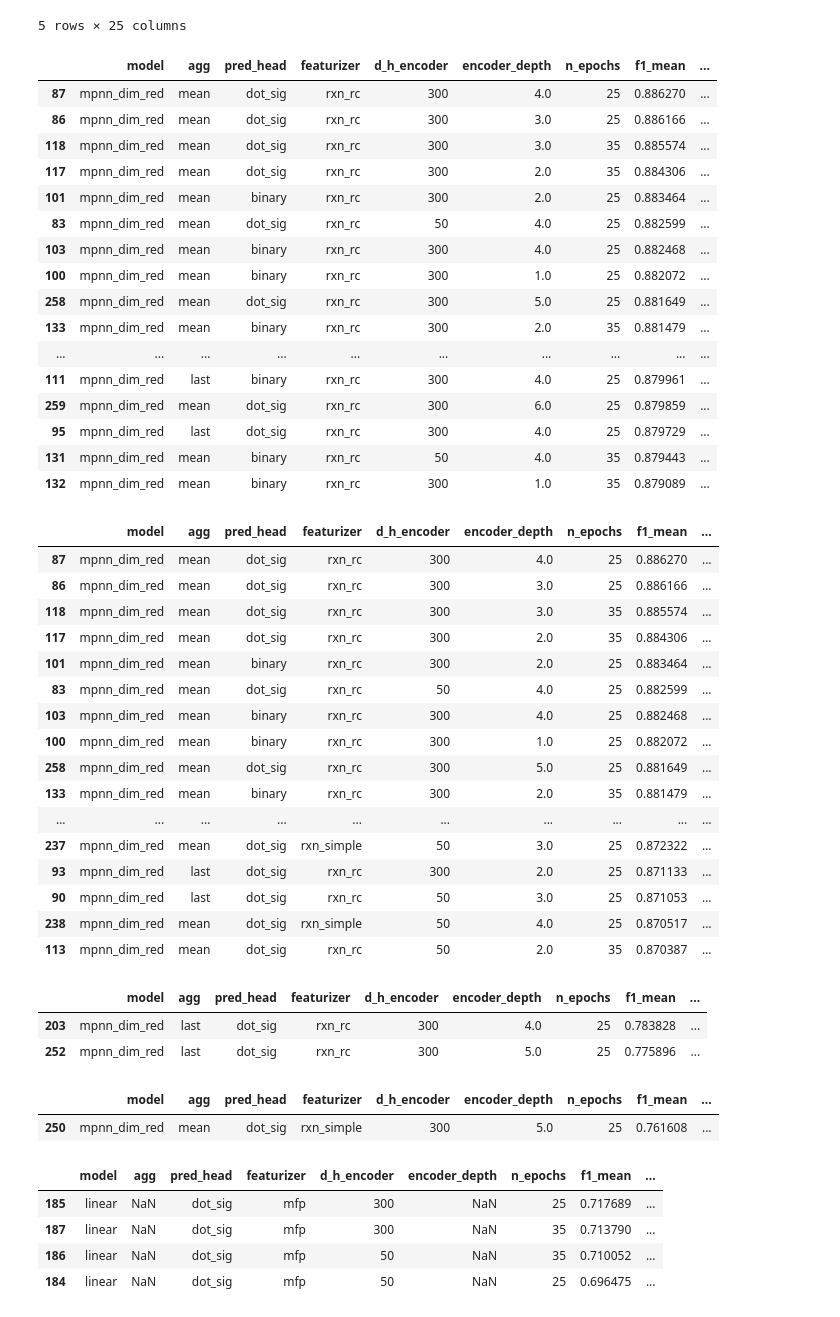
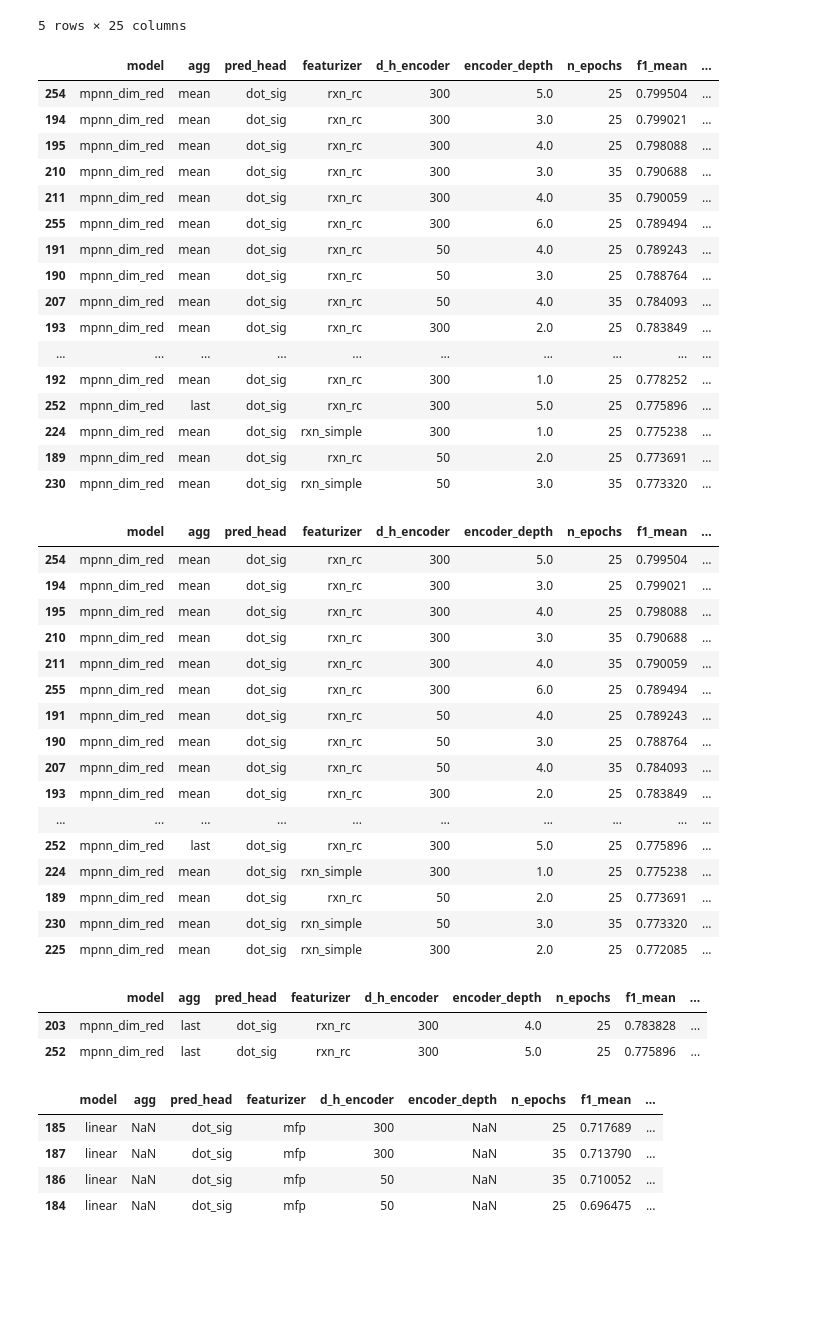
Before and after one commit to stefanpate/rcgnn, a Jupyter notebook: notebooks/rc_gnn_sprhea_figs.ipynb, the cells around one changed output. Drawn from its saved outputs; the diff is of its cells as text; code cells hidden in the pictures; blank space fills up the shorter version.

```diff
--- a/notebooks/rc_gnn_sprhea_figs.ipynb
+++ b/notebooks/rc_gnn_sprhea_figs.ipynb
@@ -25,3 +26,3 @@ exp.tail(10)
 # %%
-# exp.drop(labels=[235], inplace=True)
-# exp.tail()
+exp.drop(labels=[i for i in range(260, 264)], inplace=True)
+exp.tail()
@@ -57,74 +65,74 @@ exp.head()
 # %%
 # Filter, sort, order cols for display
 
 filter_by_toc = (exp['toc'] == 'v3_folded_pt_ns')
-filter_by_task = (exp['split_strategy'] == 'homology') & (exp['split_sim_threshold'] == 0.8)
+filter_by_task = (exp['split_strategy'] == 'rcmcs') & (exp['split_sim_threshold'] == 0.8)
 cols_to_display = [
     # 'toc',
     'model',
     'agg',
     'pred_head',
     'featurizer',
     'd_h_encoder',
     'encoder_depth',
     'n_epochs',
     'f1_mean',
     'precision_mean',
     'recall_mean',
     'accuracy_mean',
     'f1_sem',
     'precision_sem',
     'recall_sem',
     'accuracy_sem'
 ]
 sortby = ['f1_mean']
 
 display_res = exp.loc[filter_by_toc & filter_by_task, cols_to_display]
 display_res.sort_values(by=sortby, ascending=False).head(20)
 # %% [output]
 |  | model | agg | pred_head | featurizer | d_h_encoder | encoder_depth | n_epochs | f1_mean | ... |
-| 87 | mpnn_dim_red | mean | dot_sig | rxn_rc | 300 | 4.0 | 25 | 0.886270 | ... |
-| 86 | mpnn_dim_red | mean | dot_sig | rxn_rc | 300 | 3.0 | 25 | 0.886166 | ... |
-| 118 | mpnn_dim_red | mean | dot_sig | rxn_rc | 300 | 3.0 | 35 | 0.885574 | ... |
-| 117 | mpnn_dim_red | mean | dot_sig | rxn_rc | 300 | 2.0 | 35 | 0.884306 | ... |
-| 101 | mpnn_dim_red | mean | binary | rxn_rc | 300 | 2.0 | 25 | 0.883464 | ... |
-| 83 | mpnn_dim_red | mean | dot_sig | rxn_rc | 50 | 4.0 | 25 | 0.882599 | ... |
-| 103 | mpnn_dim_red | mean | binary | rxn_rc | 300 | 4.0 | 25 | 0.882468 | ... |
-| 100 | mpnn_dim_red | mean | binary | rxn_rc | 300 | 1.0 | 25 | 0.882072 | ... |
-| 258 | mpnn_dim_red | mean | dot_sig | rxn_rc | 300 | 5.0 | 25 | 0.881649 | ... |
-| 133 | mpnn_dim_red | mean | binary | rxn_rc | 300 | 2.0 | 35 | 0.881479 | ... |
+| 254 | mpnn_dim_red | mean | dot_sig | rxn_rc | 300 | 5.0 | 25 | 0.799504 | ... |
+| 194 | mpnn_dim_red | mean | dot_sig | rxn_rc | 300 | 3.0 | 25 | 0.799021 | ... |
+| 195 | mpnn_dim_red | mean | dot_sig | rxn_rc | 300 | 4.0 | 25 | 0.798088 | ... |
+| 210 | mpnn_dim_red | mean | dot_sig | rxn_rc | 300 | 3.0 | 35 | 0.790688 | ... |
+| 211 | mpnn_dim_red | mean | dot_sig | rxn_rc | 300 | 4.0 | 35 | 0.790059 | ... |
+| 255 | mpnn_dim_red | mean | dot_sig | rxn_rc | 300 | 6.0 | 25 | 0.789494 | ... |
+| 191 | mpnn_dim_red | mean | dot_sig | rxn_rc | 50 | 4.0 | 25 | 0.789243 | ... |
+| 190 | mpnn_dim_red | mean | dot_sig | rxn_rc | 50 | 3.0 | 25 | 0.788764 | ... |
+| 207 | mpnn_dim_red | mean | dot_sig | rxn_rc | 50 | 4.0 | 35 | 0.784093 | ... |
+| 193 | mpnn_dim_red | mean | dot_sig | rxn_rc | 300 | 2.0 | 25 | 0.783849 | ... |
 | ... | ... | ... | ... | ... | ... | ... | ... | ... | ... |
-| 111 | mpnn_dim_red | last | binary | rxn_rc | 300 | 4.0 | 25 | 0.879961 | ... |
-| 259 | mpnn_dim_red | mean | dot_sig | rxn_rc | 300 | 6.0 | 25 | 0.879859 | ... |
-| 95 | mpnn_dim_red | last | dot_sig | rxn_rc | 300 | 4.0 | 25 | 0.879729 | ... |
-| 131 | mpnn_dim_red | mean | binary | rxn_rc | 50 | 4.0 | 35 | 0.879443 | ... |
-| 132 | mpnn_dim_red | mean | binary | rxn_rc | 300 | 1.0 | 35 | 0.879089 | ... |
+| 192 | mpnn_dim_red | mean | dot_sig | rxn_rc | 300 | 1.0 | 25 | 0.778252 | ... |
+| 252 | mpnn_dim_red | last | dot_sig | rxn_rc | 300 | 5.0 | 25 | 0.775896 | ... |
+| 224 | mpnn_dim_red | mean | dot_sig | rxn_simple | 300 | 1.0 | 25 | 0.775238 | ... |
+| 189 | mpnn_dim_red | mean | dot_sig | rxn_rc | 50 | 2.0 | 25 | 0.773691 | ... |
+| 230 | mpnn_dim_red | mean | dot_sig | rxn_simple | 50 | 3.0 | 35 | 0.773320 | ... |
 # %%
 # Display all w/in MOE of best
 
-best = 87
+best = 254
 metric = 'f1'
 metric_mean, metric_sem = f"{metric}_mean", f"{metric}_sem"
 filter_by_performance = (display_res.loc[best, metric_mean] - display_res[metric_mean] < display_res.loc[best, metric_sem])
 display_res.loc[filter_by_performance].sort_values(by=[metric_mean], ascending=False)
 # %% [output]
 |  | model | agg | pred_head | featurizer | d_h_encoder | encoder_depth | n_epochs | f1_mean | ... |
-| 87 | mpnn_dim_red | mean | dot_sig | rxn_rc | 300 | 4.0 | 25 | 0.886270 | ... |
-| 86 | mpnn_dim_red | mean | dot_sig | rxn_rc | 300 | 3.0 | 25 | 0.886166 | ... |
-| 118 | mpnn_dim_red | mean | dot_sig | rxn_rc | 300 | 3.0 | 35 | 0.885574 | ... |
-| 117 | mpnn_dim_red | mean | dot_sig | rxn_rc | 300 | 2.0 | 35 | 0.884306 | ... |
-| 101 | mpnn_dim_red | mean | binary | rxn_rc | 300 | 2.0 | 25 | 0.883464 | ... |
-| 83 | mpnn_dim_red | mean | dot_sig | rxn_rc | 50 | 4.0 | 25 | 0.882599 | ... |
-| 103 | mpnn_dim_red | mean | binary | rxn_rc | 300 | 4.0 | 25 | 0.882468 | ... |
-| 100 | mpnn_dim_red | mean | binary | rxn_rc | 300 | 1.0 | 25 | 0.882072 | ... |
-| 258 | mpnn_dim_red | mean | dot_sig | rxn_rc | 300 | 5.0 | 25 | 0.881649 | ... |
-| 133 | mpnn_dim_red | mean | binary | rxn_rc | 300 | 2.0 | 35 | 0.881479 | ... |
+| 254 | mpnn_dim_red | mean | dot_sig | rxn_rc | 300 | 5.0 | 25 | 0.799504 | ... |
+| 194 | mpnn_dim_red | mean | dot_sig | rxn_rc | 300 | 3.0 | 25 | 0.799021 | ... |
+| 195 | mpnn_dim_red | mean | dot_sig | rxn_rc | 300 | 4.0 | 25 | 0.798088 | ... |
+| 210 | mpnn_dim_red | mean | dot_sig | rxn_rc | 300 | 3.0 | 35 | 0.790688 | ... |
+| 211 | mpnn_dim_red | mean | dot_sig | rxn_rc | 300 | 4.0 | 35 | 0.790059 | ... |
+| 255 | mpnn_dim_red | mean | dot_sig | rxn_rc | 300 | 6.0 | 25 | 0.789494 | ... |
+| 191 | mpnn_dim_red | mean | dot_sig | rxn_rc | 50 | 4.0 | 25 | 0.789243 | ... |
+| 190 | mpnn_dim_red | mean | dot_sig | rxn_rc | 50 | 3.0 | 25 | 0.788764 | ... |
+| 207 | mpnn_dim_red | mean | dot_sig | rxn_rc | 50 | 4.0 | 35 | 0.784093 | ... |
+| 193 | mpnn_dim_red | mean | dot_sig | rxn_rc | 300 | 2.0 | 25 | 0.783849 | ... |
 | ... | ... | ... | ... | ... | ... | ... | ... | ... | ... |
-| 237 | mpnn_dim_red | mean | dot_sig | rxn_simple | 50 | 3.0 | 25 | 0.872322 | ... |
-| 93 | mpnn_dim_red | last | dot_sig | rxn_rc | 300 | 2.0 | 25 | 0.871133 | ... |
-| 90 | mpnn_dim_red | last | dot_sig | rxn_rc | 50 | 3.0 | 25 | 0.871053 | ... |
-| 238 | mpnn_dim_red | mean | dot_sig | rxn_simple | 50 | 4.0 | 25 | 0.870517 | ... |
-| 113 | mpnn_dim_red | mean | dot_sig | rxn_rc | 50 | 2.0 | 35 | 0.870387 | ... |
+| 252 | mpnn_dim_red | last | dot_sig | rxn_rc | 300 | 5.0 | 25 | 0.775896 | ... |
+| 224 | mpnn_dim_red | mean | dot_sig | rxn_simple | 300 | 1.0 | 25 | 0.775238 | ... |
+| 189 | mpnn_dim_red | mean | dot_sig | rxn_rc | 50 | 2.0 | 25 | 0.773691 | ... |
+| 230 | mpnn_dim_red | mean | dot_sig | rxn_simple | 50 | 3.0 | 35 | 0.773320 | ... |
+| 225 | mpnn_dim_red | mean | dot_sig | rxn_simple | 300 | 2.0 | 25 | 0.772085 | ... |
 # %%
 # VN agg, how large of a radius?
 
@@ -134,12 +142,6 @@ display_res.loc[filter_vn_agg & filter_by_performance].sort_values(by=[metric_me
 |  | model | agg | pred_head | featurizer | d_h_encoder | encoder_depth | n_epochs | f1_mean | ... |
 | 203 | mpnn_dim_red | last | dot_sig | rxn_rc | 300 | 4.0 | 25 | 0.783828 | ... |
 | 252 | mpnn_dim_red | last | dot_sig | rxn_rc | 300 | 5.0 | 25 | 0.775896 | ... |
-# %%
-simple_5 = (display_res['featurizer'] == 'rxn_simple') & (display_res['encoder_depth'] == 5)
-display_res.loc[simple_5]
-# %% [output]
-|  | model | agg | pred_head | featurizer | d_h_encoder | encoder_depth | n_epochs | f1_mean | ... |
-| 250 | mpnn_dim_red | mean | dot_sig | rxn_simple | 300 | 5.0 | 25 | 0.761608 | ... |
 # %%
 # Non-GNN benchmarks
 filter_non_gnn = (display_res['model'] == 'ffn') | (display_res['model'] == 'linear')
```
Also changed, not shown: parts of 16 cells of this notebook, 6 other files.
